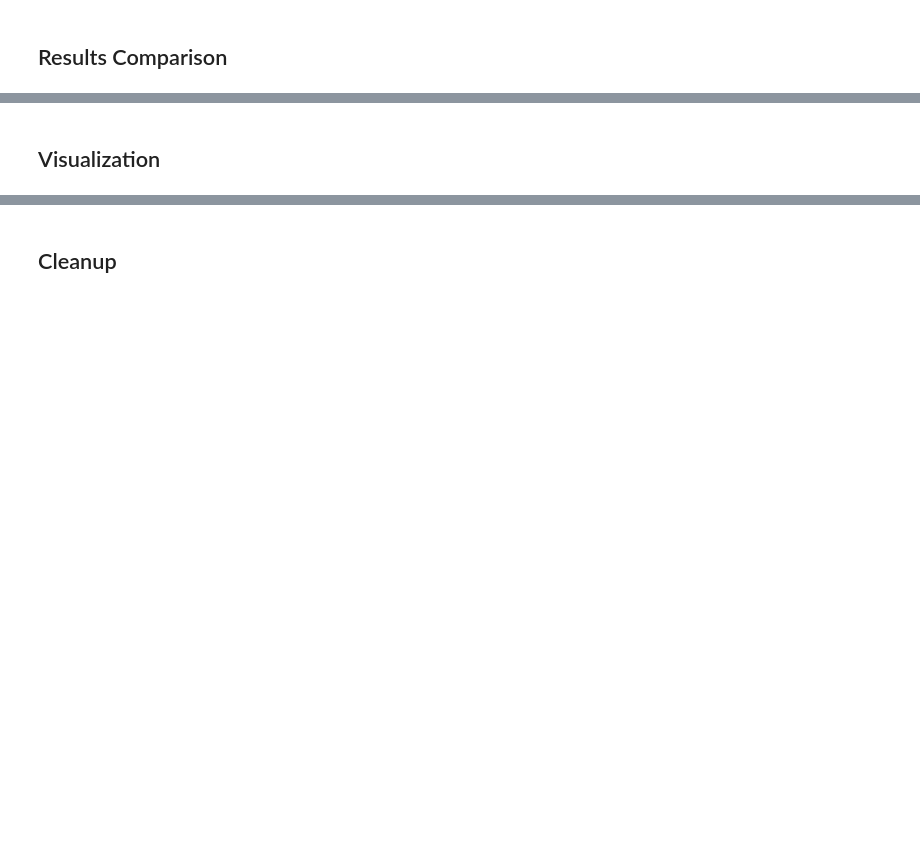
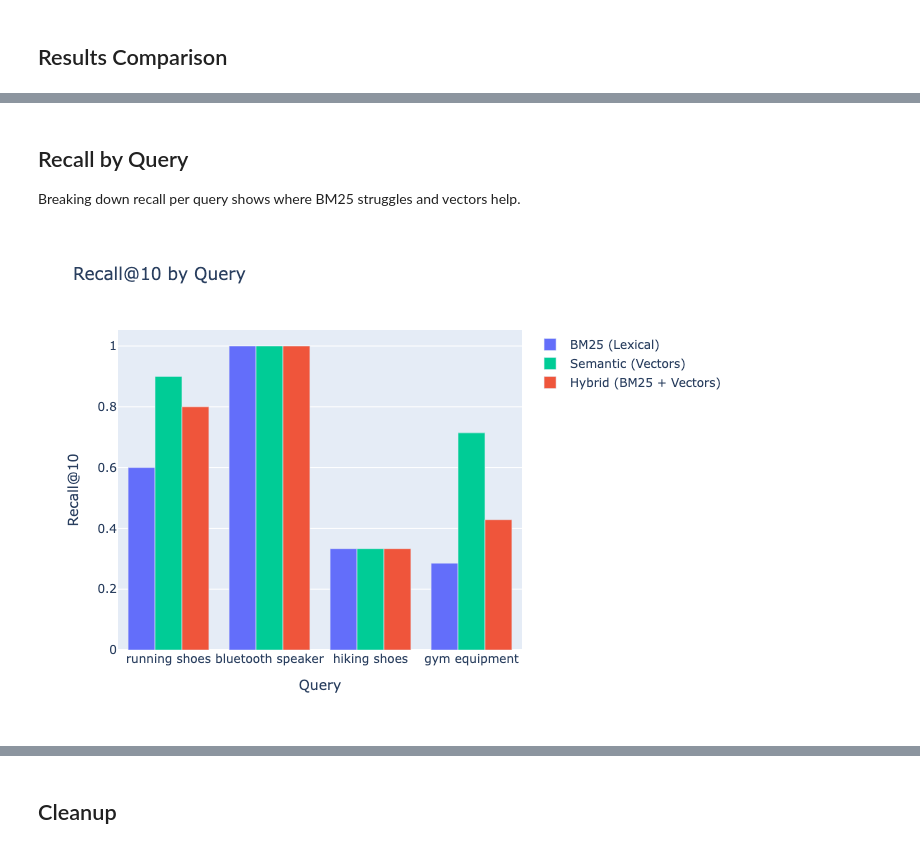
Before and after one commit to Delacrobix/Getting-started-with-relevance-tuning, a Jupyter notebook: notebook.ipynb, the cells around one changed output, grey strips where cells are left out. Drawn from its saved outputs; the diff is of its cells as text; code cells hidden in the pictures; blank space fills up the shorter version.

```diff
--- a/notebook.ipynb
+++ b/notebook.ipynb
@@ -333,2 +604,36 @@ Hybrid (BM25 + Vectors)       1.00
-# %% [markdown]
-## Visualization
+# %% [markdown]
+## Recall by Query
+
+Breaking down recall per query shows where BM25 struggles and vectors help.
+# %%
+# Per-query recall breakdown
+fig_per_query = go.Figure()
+
+colors = {
+    "BM25 (Lexical)": "#636EFA",
+    "Semantic (Vectors)": "#00CC96",
+    "Hybrid (BM25 + Vectors)": "#EF553B",
+}
+
+for method_name in methods:
+    method_data = per_query_df[per_query_df["method"] == method_name]
+    fig_per_query.add_trace(
+        go.Bar(
+            x=method_data["query"].tolist(),
+            y=method_data["recall@10"].tolist(),
+            name=method_name,
+            marker_color=colors[method_name],
+        )
+    )
+
+fig_per_query.update_layout(
+    title="Recall@10 by Query",
+    xaxis_title="Query",
+    yaxis_title="Recall@10",
+    barmode="group",
+    height=500,
+)
+
+fig_per_query.show(renderer="png")
+# %% [output]
+[figure, added]
```
Also changed, not shown: parts of 21 cells of this notebook, 3 other files.
